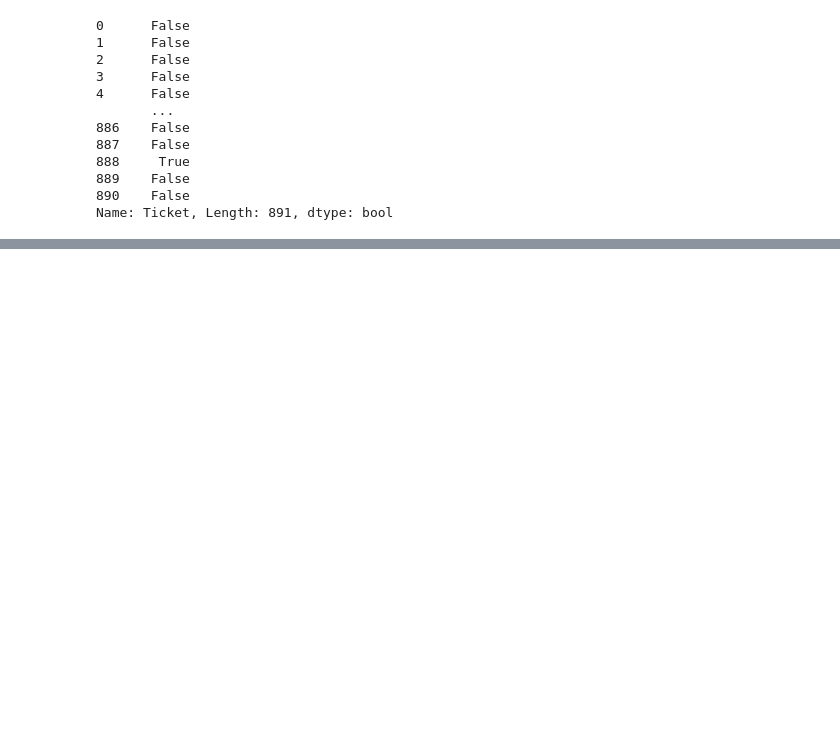
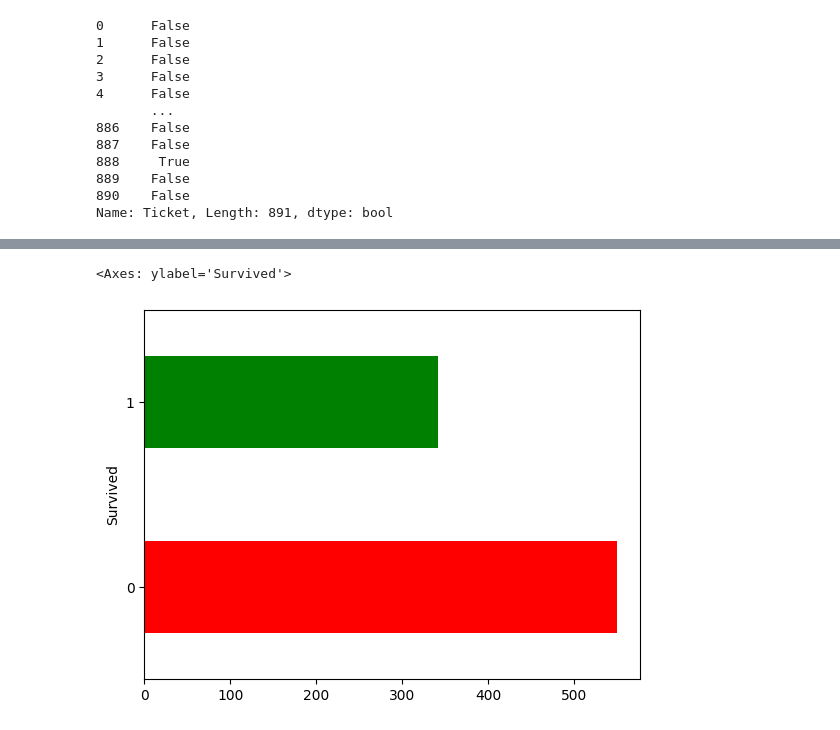
Before and after one commit to Shirissh24/datascience, a Jupyter notebook: pandas.ipynb, the cells around one changed output, grey strips where cells are left out. Drawn from its saved outputs; the diff is of its cells as text; code cells hidden in the pictures; blank space fills up the shorter version.

```diff
--- a/pandas.ipynb
+++ b/pandas.ipynb
@@ -305,0 +523,10 @@ Name: Ticket, Length: 891, dtype: bool
+# %%
+counts = titanic_df["Survived"].value_counts().sort_index()
+
+counts.plot(
+    kind="barh",
+    color=["red", "green"]
+)
+# %% [output]
+<Axes: ylabel='Survived'>
+[figure, added]
```
Also changed, not shown: parts of 27 cells of this notebook.
